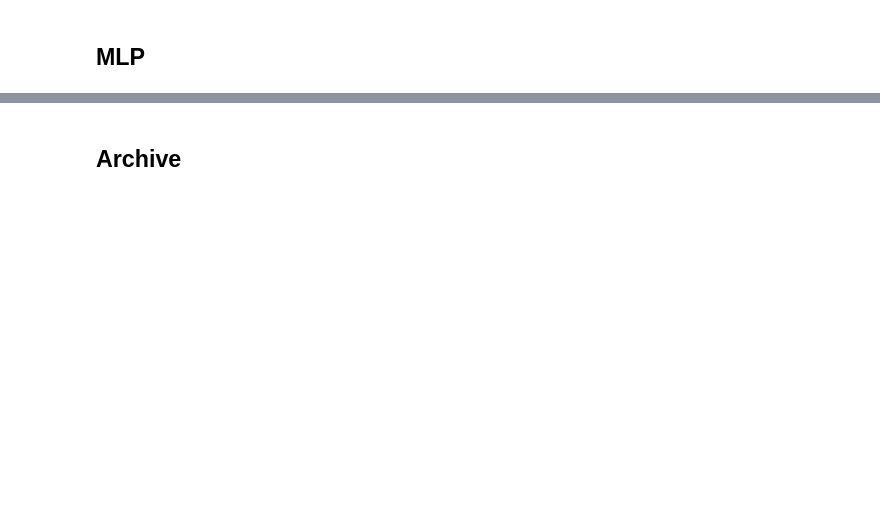
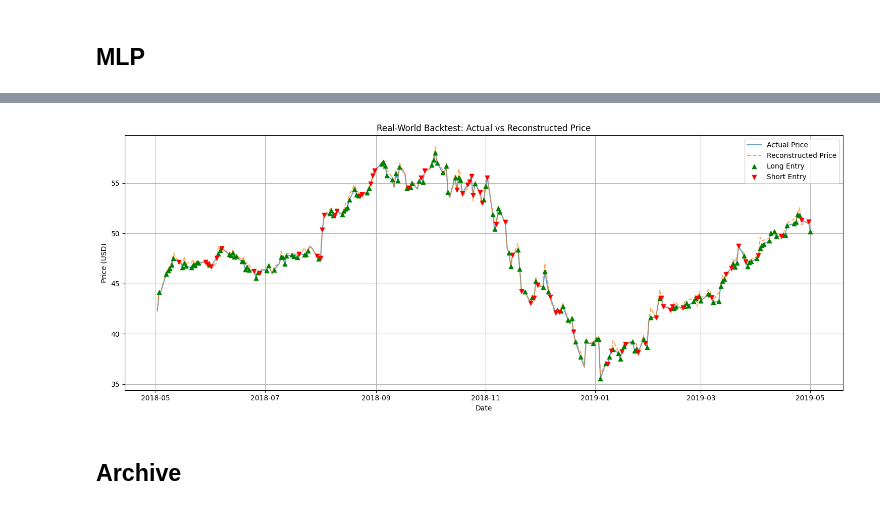
Before and after one commit to thecleverbanana/ee460_project, a Jupyter notebook: metrics.ipynb, the cells around one changed output, grey strips where cells are left out. Saved outputs shown, nothing was run; the diff lists cells and outputs as text; code cells hidden in the pictures; blank space fills up the shorter version.

```diff
--- a/metrics.ipynb
+++ b/metrics.ipynb
@@ -213,0 +220,28 @@ for key, value in study.best_params.items():
+# %%
+best_params = study.best_trial.params
+
+# Unpack training range
+train_start, train_end = best_params["train_date_range"]
+
+# Rebuild config
+best_config = {
+    "window": best_params["window"],
+    "batch_size": best_params["batch_size"],
+    "shuffle_dataset": True,
+    "lr": best_params["lr"],
+    "epochs": best_params["epochs"],
+    "dropout_rate": best_params["dropout_rate"],
+    "hidden_sizes": best_params["hidden_sizes"]
+}
+
+# Rebuild full mlp_config
+mlp_config = {
+    **base_config_template,
+    "train_val_test_start": train_start,
+    "train_val_test_end": train_end,
+    "config": best_config
+}
+
+runner = BacktestRunner(MLP_Regression, mlp_config)
+runner.train_optimal_model()
+runner.evaluate_model()
@@ -213,0 +275,13 @@ for key, value in study.best_params.items():
+# %%
+sim_config = {
+    "csv_path": base_config_template["csv_path"],
+    "features": base_config_template["features"],
+    "target": base_config_template["target"],
+    "sim_start_date": "2018-05-01",
+    "sim_end_date": "2019-05-01",
+    "loader_func": base_config_template["loader_func"],
+    "window": best_config["window"],
+    "stride": 1,
+    "batch_size": best_config["batch_size"],
+    "device": device
+}
@@ -214,3 +310,7 @@ for key, value in study.best_params.items():
+# %%
+result,_ = runner.run_real_world_simulation(MLP_Simulation, sim_config)
+# %% [output]
+[figure, added]
 # %% [markdown]
 ## Archive
 # %%
```
Also changed, not shown: parts of 9 cells of this notebook, 5 other files.
